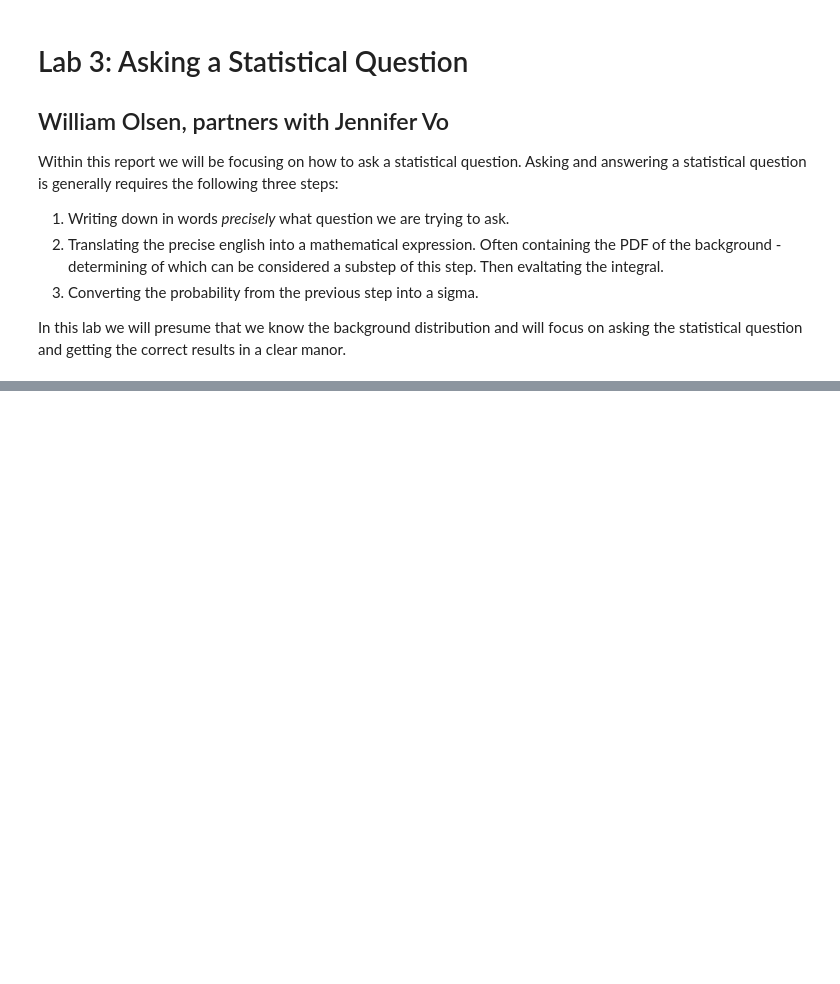
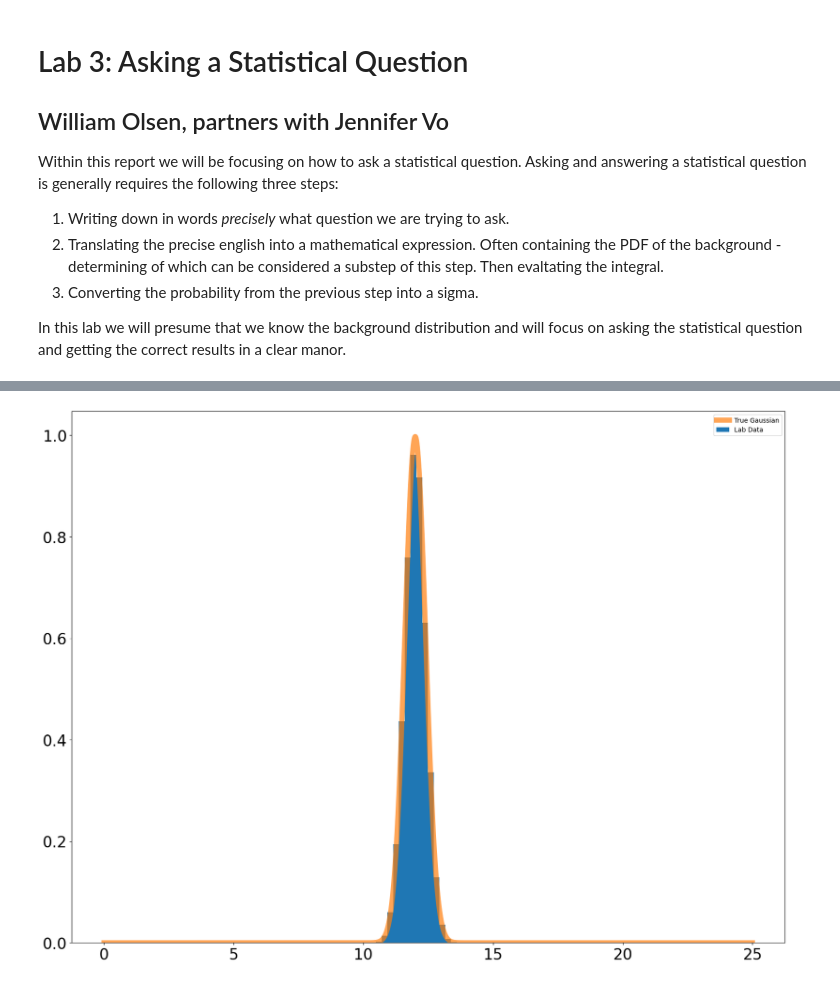
Before and after one commit to williamdolsen/phys434-21au, a Jupyter notebook: labs/lab3/lab3.ipynb, the cells around one changed output, grey strips where cells are left out. Saved outputs shown, nothing was run; the diff lists cells and outputs as text; code cells hidden in the pictures; blank space fills up the shorter version.

```diff
--- a/labs/lab3/lab3.ipynb
+++ b/labs/lab3/lab3.ipynb
@@ -14,0 +57,12 @@ In this lab we will presume that we know the background distribution and will fo
+# %%
+xs_true_gaus = np.linspace(0, 25, 5000)
+probs_true_gaus = stats.norm.pdf(xs_true_gaus, loc=mean_temp, scale=std_temp)
+
+fig, ax = plt.subplots(1, 1)
+ax.hist(draw, 100, density=True, label="Lab Data")
+ax.plot(xs_true_gaus, probs_true_gaus, linewidth=8, alpha=0.7, label="True Gaussian")
+plt.tick_params(labelsize = 24)
+plt.legend()
+plt.show()
+# %% [output]
+[figure, added]
```
Also changed, not shown: parts of 15 cells of this notebook.
